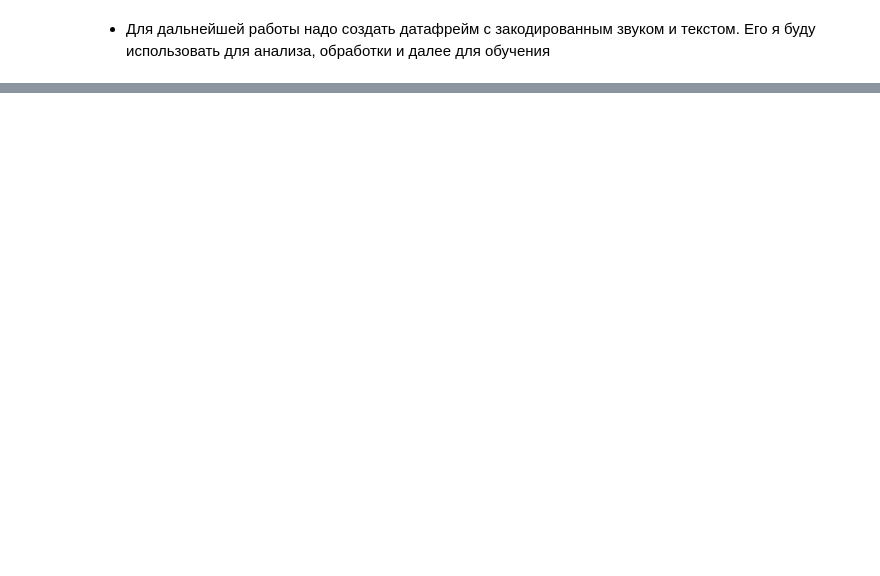
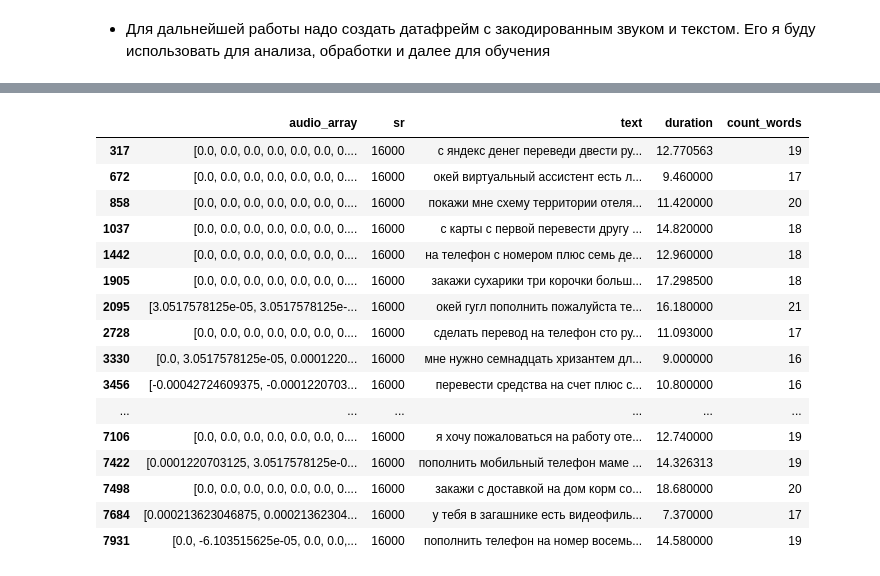
Before and after one commit to sollltit/tts1, a Jupyter notebook: Module_A/Module_A.ipynb, the cells around one changed output, grey strips where cells are left out. Cells and saved outputs as stored; diff of their text form; code cells hidden in the pictures; blank space fills up the shorter version.

```diff
--- a/Module_A/Module_A.ipynb
+++ b/Module_A/Module_A.ipynb
@@ -438,0 +599,3 @@ KeyboardInterrupt:
+# %%
+df_max_word_count = df_sb[df_sb['count_words'] > 10]
+df_max_word_count
@@ -438,0 +628,20 @@ KeyboardInterrupt:
+# %%
+df_max_word_count[df_max_word_count['count_words'] > 15]
+# %% [output]
+|  | audio_array | sr | text | duration | count_words |
+| 317 | [0.0, 0.0, 0.0, 0.0, 0.0, 0.0, 0.... | 16000 | с яндекс денег переведи двести ру... | 12.770563 | 19 |
+| 672 | [0.0, 0.0, 0.0, 0.0, 0.0, 0.0, 0.... | 16000 | окей виртуальный ассистент есть л... | 9.460000 | 17 |
+| 858 | [0.0, 0.0, 0.0, 0.0, 0.0, 0.0, 0.... | 16000 | покажи мне схему территории отеля... | 11.420000 | 20 |
+| 1037 | [0.0, 0.0, 0.0, 0.0, 0.0, 0.0, 0.... | 16000 | с карты с первой перевести другу ... | 14.820000 | 18 |
+| 1442 | [0.0, 0.0, 0.0, 0.0, 0.0, 0.0, 0.... | 16000 | на телефон с номером плюс семь де... | 12.960000 | 18 |
+| 1905 | [0.0, 0.0, 0.0, 0.0, 0.0, 0.0, 0.... | 16000 | закажи сухарики три корочки больш... | 17.298500 | 18 |
+| 2095 | [3.0517578125e-05, 3.0517578125e-... | 16000 | окей гугл пополнить пожалуйста те... | 16.180000 | 21 |
+| 2728 | [0.0, 0.0, 0.0, 0.0, 0.0, 0.0, 0.... | 16000 | сделать перевод на телефон сто ру... | 11.093000 | 17 |
+| 3330 | [0.0, 3.0517578125e-05, 0.0001220... | 16000 | мне нужно семнадцать хризантем дл... | 9.000000 | 16 |
+| 3456 | [-0.00042724609375, -0.0001220703... | 16000 | перевести средства на счет плюс с... | 10.800000 | 16 |
+| ... | ... | ... | ... | ... | ... |
+| 7106 | [0.0, 0.0, 0.0, 0.0, 0.0, 0.0, 0.... | 16000 | я хочу пожаловаться на работу оте... | 12.740000 | 19 |
+| 7422 | [0.0001220703125, 3.0517578125e-0... | 16000 | пополнить мобильный телефон маме ... | 14.326313 | 19 |
+| 7498 | [0.0, 0.0, 0.0, 0.0, 0.0, 0.0, 0.... | 16000 | закажи с доставкой на дом корм со... | 18.680000 | 20 |
+| 7684 | [0.000213623046875, 0.00021362304... | 16000 | у тебя в загашнике есть видеофиль... | 7.370000 | 17 |
+| 7931 | [0.0, -6.103515625e-05, 0.0, 0.0,... | 16000 | пополнить телефон на номер восемь... | 14.580000 | 19 |
```
Also changed, not shown: parts of 47 cells of this notebook.
